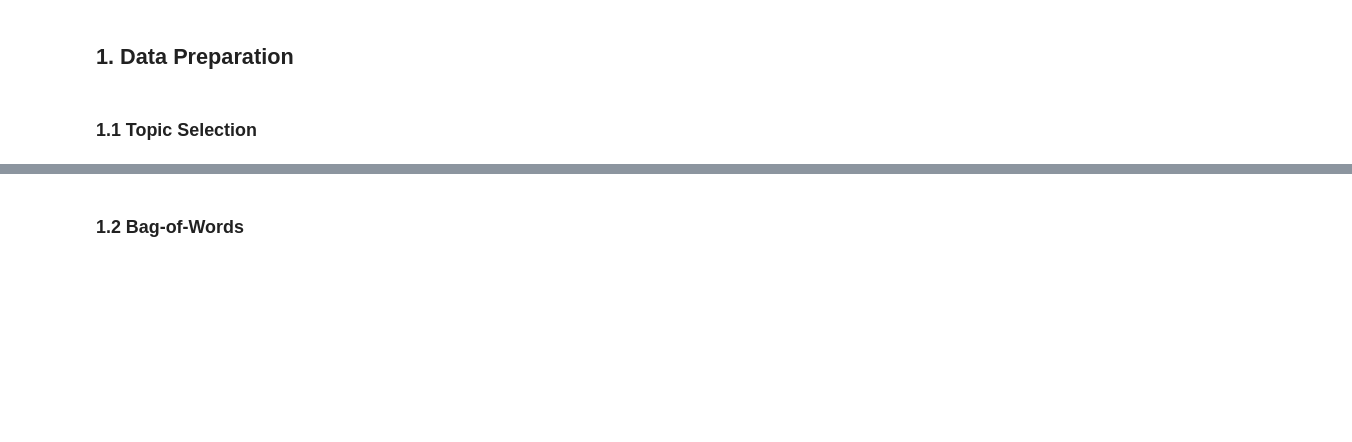
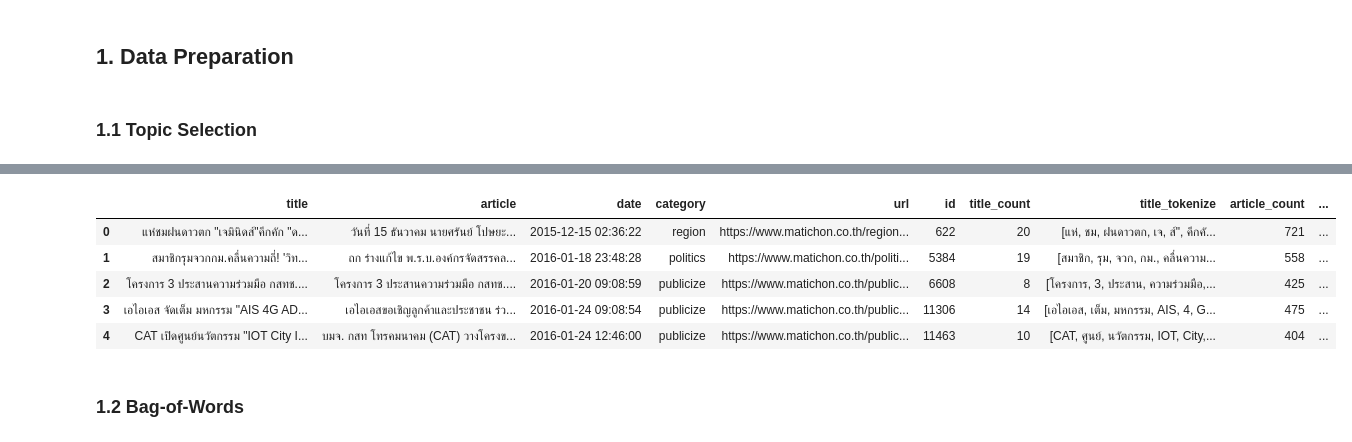
Before and after one commit to pichayaanik/Capstone_PichayaAnik, a Jupyter notebook: code/Capstone_Deepdive_digital.ipynb, the cells around one changed output, grey strips where cells are left out. Drawn from its saved outputs; the diff is of its cells as text; code cells hidden in the pictures; blank space fills up the shorter version.

```diff
--- a/code/Capstone_Deepdive_digital.ipynb
+++ b/code/Capstone_Deepdive_digital.ipynb
@@ -60,3 +69,12 @@ digitalm = pd.read_json('../datasets/matichon_digital_processed.json')
+# %%
+digitalm.head()
+# %% [output]
+|  | title | article | date | category | url | id | title_count | title_tokenize | article_count | ... |
+| 0 | แห่ชมฝนดาวตก "เจมินิดส์"คึกคัก "ด... | วันที่ 15 ธันวาคม นายศรันย์ โปษยะ... | 2015-12-15 02:36:22 | region | https://www.matichon.co.th/region... | 622 | 20 | [แห่, ชม, ฝนดาวตก, เจ, ส์", คึกคั... | 721 | ... |
+| 1 | สมาชิกรุมจวกกม.คลื่นความถี่! 'วิท... | ถก ร่างแก้ไข พ.ร.บ.องค์กรจัดสรรคล... | 2016-01-18 23:48:28 | politics | https://www.matichon.co.th/politi... | 5384 | 19 | [สมาชิก, รุม, จวก, กม., คลื่นความ... | 558 | ... |
+| 2 | โครงการ 3 ประสานความร่วมมือ กสทช.... | โครงการ 3 ประสานความร่วมมือ กสทช.... | 2016-01-20 09:08:59 | publicize | https://www.matichon.co.th/public... | 6608 | 8 | [โครงการ, 3, ประสาน, ความร่วมมือ,... | 425 | ... |
+| 3 | เอไอเอส จัดเต็ม มหกรรม "AIS 4G AD... | เอไอเอสขอเชิญลูกค้าและประชาชน ร่ว... | 2016-01-24 09:08:54 | publicize | https://www.matichon.co.th/public... | 11306 | 14 | [เอไอเอส, เต็ม, มหกรรม, AIS, 4, G... | 475 | ... |
+| 4 | CAT เปิดศูนย์นวัตกรรม "IOT City I... | บมจ. กสท โทรคมนาคม (CAT) วางโครงข... | 2016-01-24 12:46:00 | publicize | https://www.matichon.co.th/public... | 11463 | 10 | [CAT, ศูนย์, นวัตกรรม, IOT, City,... | 404 | ... |
 # %% [markdown]
 ### 1.2 Bag-of-Words
 # %%
```
Also changed, not shown: parts of 25 cells of this notebook, 1 other file.
